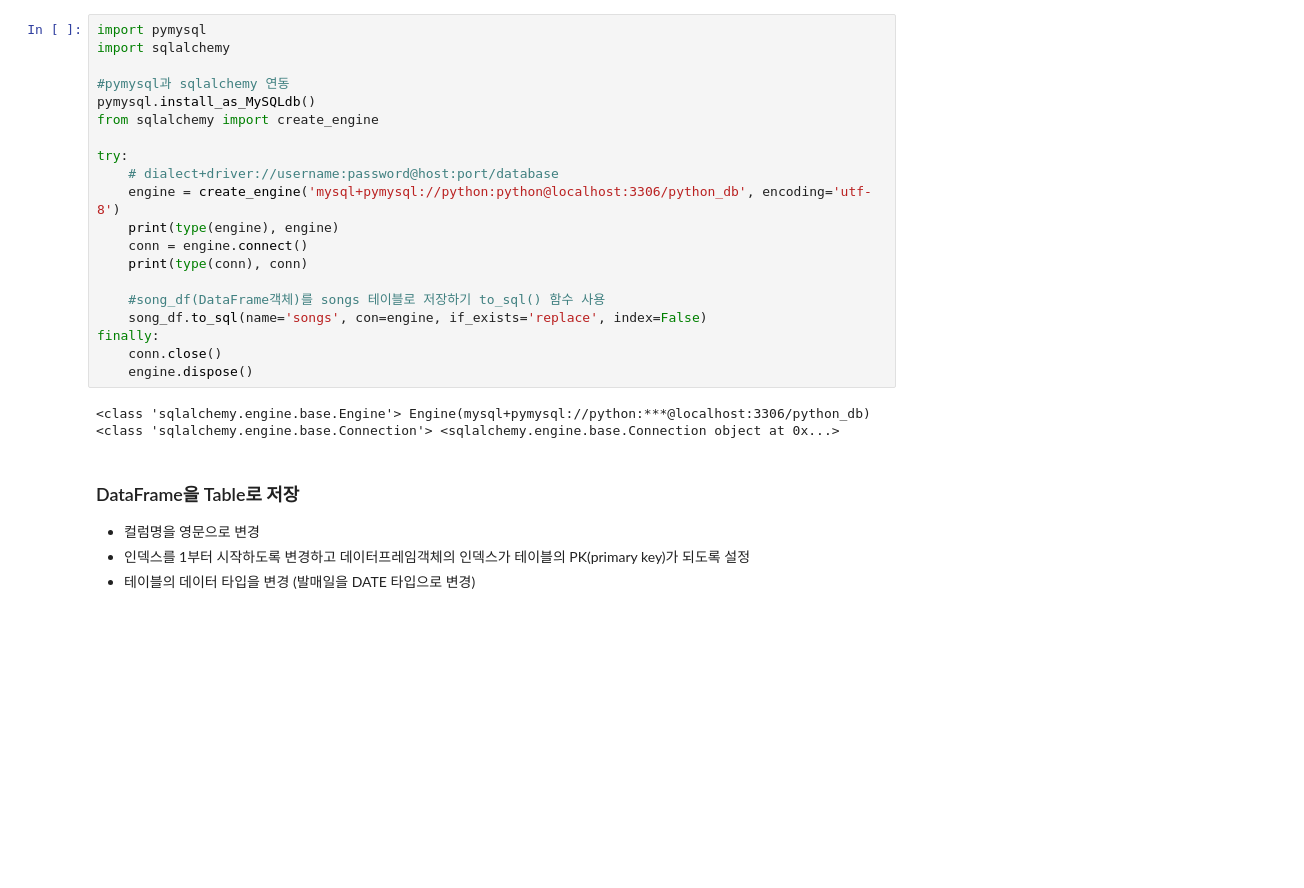
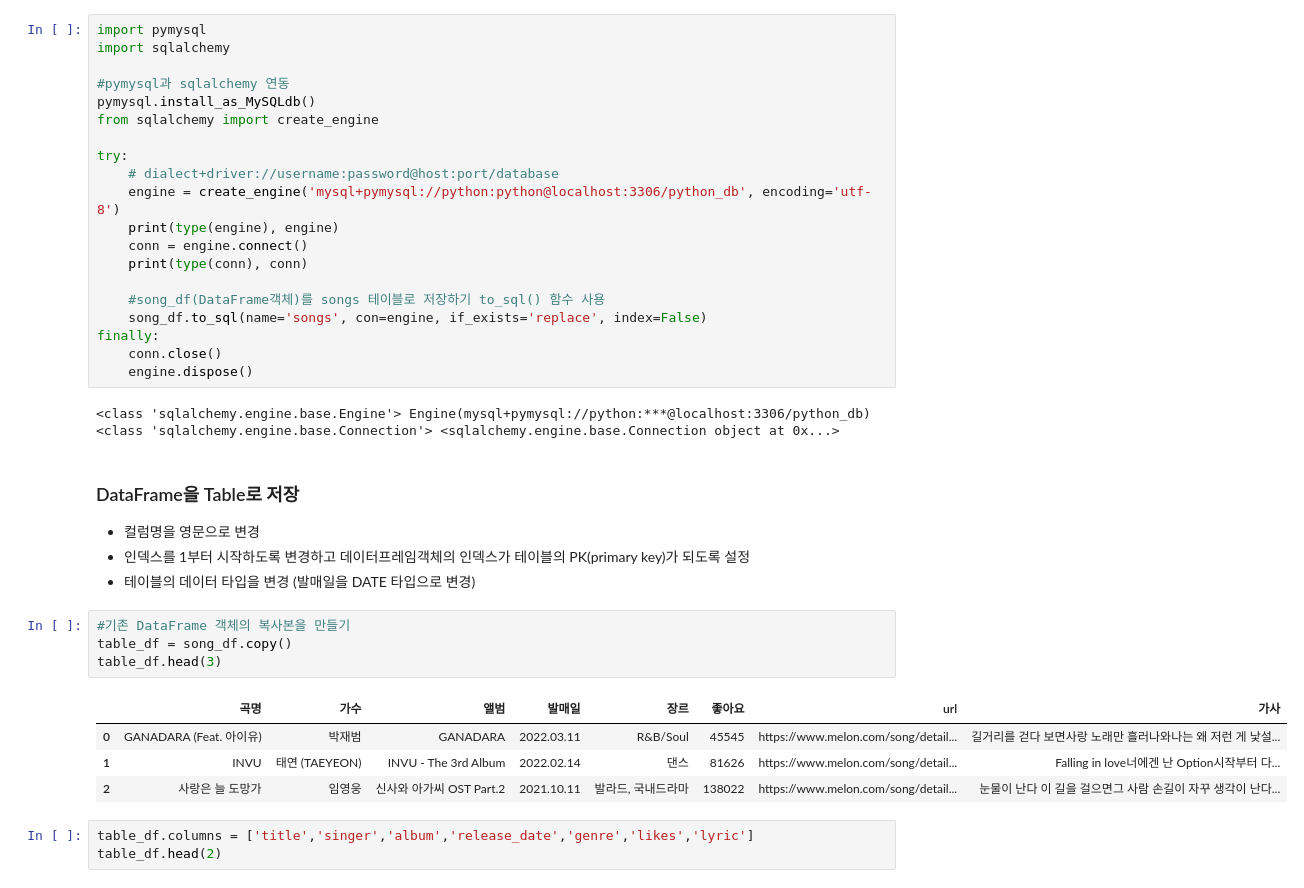
Before and after one commit to mysoyul/kosta_webscraping_202003, a Jupyter notebook: 06Melon100Chart.ipynb, the cells around one changed output. Cells and saved outputs as stored; diff of their text form; blank space fills up the shorter version.

Commit message:
melon100

```diff
--- a/06Melon100Chart.ipynb
+++ b/06Melon100Chart.ipynb
@@ -372,3 +371,15 @@ finally:
 * 컬럼명을 영문으로 변경
 * 인덱스를 1부터 시작하도록 변경하고 데이터프레임객체의 인덱스가 테이블의 PK(primary key)가 되도록 설정
 * 테이블의 데이터 타입을 변경 (발매일을 DATE 타입으로 변경)
+# %%
+#기존 DataFrame 객체의 복사본을 만들기
+table_df = song_df.copy()
+table_df.head(3)
+# %% [output]
+|  | 곡명 | 가수 | 앨범 | 발매일 | 장르 | 좋아요 | url | 가사 |
+| 0 | GANADARA (Feat. 아이유) | 박재범 | GANADARA | 2022.03.11 | R&B/Soul | 45545 | https://www.melon.com/song/detail... | 길거리를 걷다 보면사랑 노래만 흘러나와나는 왜 저런 게 낯설... |
+| 1 | INVU | 태연 (TAEYEON) | INVU - The 3rd Album | 2022.02.14 | 댄스 | 81626 | https://www.melon.com/song/detail... | Falling in love너에겐 난 Option시작부터 다... |
+| 2 | 사랑은 늘 도망가 | 임영웅 | 신사와 아가씨 OST Part.2 | 2021.10.11 | 발라드, 국내드라마 | 138022 | https://www.melon.com/song/detail... | 눈물이 난다 이 길을 걸으면그 사람 손길이 자꾸 생각이 난다... |
+# %%
+table_df.columns = ['title','singer','album','release_date','genre','likes','lyric']
+table_df.head(2)
```
Also changed, not shown: parts of 11 cells of this notebook, 1 other file.
